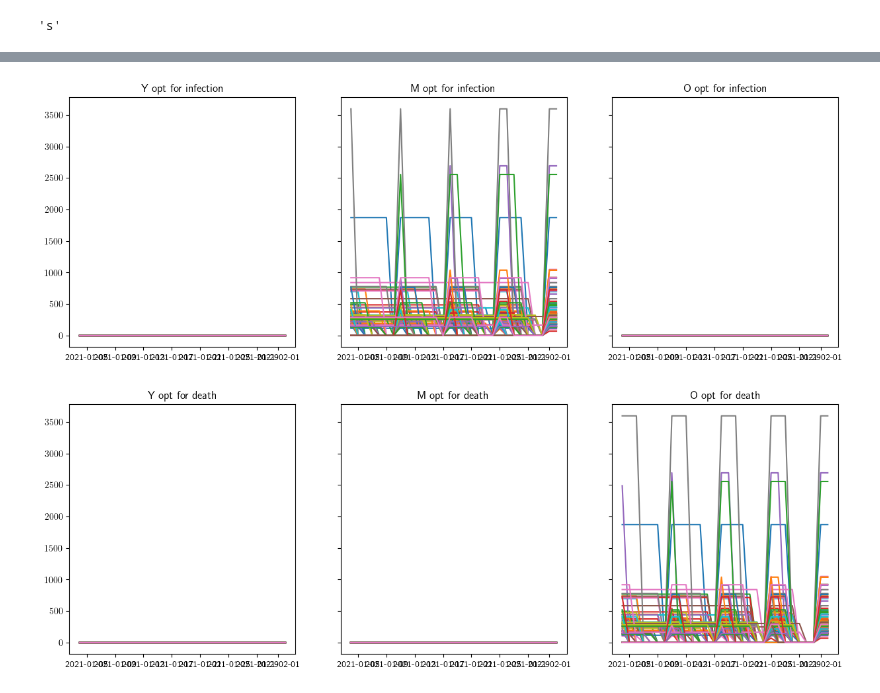
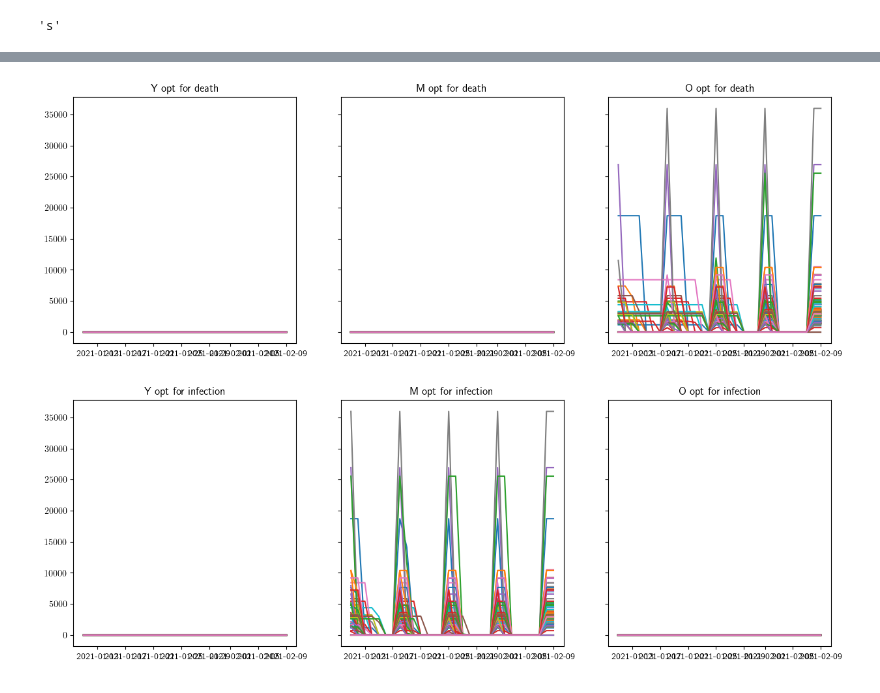
Before and after one commit to jcblemai/COVID-19_italy-vaccination-oc, a Jupyter notebook: analysis_opt-newFIG-AG.ipynb, the cells around one changed output, grey strips where cells are left out. Cells and saved outputs as stored; diff of their text form; code cells hidden in the pictures.

```diff
--- a/analysis_opt-newFIG-AG.ipynb
+++ b/analysis_opt-newFIG-AG.ipynb
@@ -8,7 +8,7 @@ import numpy as np
 import pandas as pd
 import networkx
 from ItalySetup import ItalySetup
-from covidOCP import COVIDVaccinationOCP, COVIDParametersOCP
+from covidOCP import COVIDAgeStructuredOCP, COVIDParametersOCP
 from main import pick_scenario, build_scenario
 import seaborn as sns
 import datetime
@@ -18,16 +18,22 @@ import networkx
 
 mpl.rc('text', usetex=True)
 mpl.rc('font', size=16)
-mpl.rc('legend', fontsize=14)
+mpl.rc('legend', fontsize=16)
 
 nx = 9
 states_names = ['S', 'E', 'P', 'I', 'A', 'Q', 'H', 'R', 'V']
 
+ages_names = ['Y', 'M', 'O']
+nc = 3
+
 when = 'future'
 file_prefix = f'week'
+n_int_steps=15
+
+objs = ['death','infection']
 
 nnodes = 107  # nodes
-ndays = 90
+ndays = 30
 
 setup = ItalySetup(nnodes, ndays, when)
 M = setup.nnodes
@@ -43 +46,6 @@ files_n = {'AG':  'helvetios-runs/2021-02-10-107_30_AG_infection/ag-L-r1-t125000
+# %%
+files_n = {'AG-death':  'helvetios-runs/2021-02-19-107_30_AG_death/ag-U-r15-t479700-id6-death-opt-107_30.csv',
+           'NO':  'helvetios-runs/2021-02-19-107_30/week-U-r15-t479700-id6-opt-107_30.csv'}
+baseline_fn = 'helvetios-runs/2021-02-19-107_30/week-U-r15-t479700-id6-int-107_30-nc.csv'
+files_n['AG-infection'] = files_n['AG-death'].replace('death', 'infection')
 # %%
@@ -74,6 +82,7 @@ for scn, fn in files_n.items():
         new_inf_bl = blp[ blp['comp']=='yell']['value'].sum()
 
         res.loc[i, 'total_vacc'] = total_vacc
+        res.loc[i, 'total_vacc_pop'] = total_vacc/setup.pop_node[i]
         res.loc[i, 'Send'] =       Send
         res.loc[i, 'Sstart'] =       Sstart
         res.loc[i, 'ndays_vacc'] = ndays_vacc
@@ -81,6 +90,7 @@ for scn, fn in files_n.items():
         res.loc[i, 'new_inf'] =    new_inf
         res.loc[i, 'new_inf_bl'] =    new_inf_bl
         res.loc[i, 'averted'] = new_inf_bl - new_inf
+        res.loc[i, 'averted_pop'] = (new_inf_bl - new_inf)/setup.pop_node[i]
         res.loc[i, 'Send_pop'] = Send/setup.pop_node[i]
         res.loc[i, 'population'] = setup.pop_node[i] # overwrite
 
@@ -92,31 +199,31 @@ md = pd.read_csv(files_n['AG'], index_col= 'date', parse_dates=True)
 # %%
 md = pd.read_csv(files_n['AG'], index_col= 'date', parse_dates=True)
 mdv = md[(md['comp']=='vacc')]
 cat = ['Y', 'M', 'O']
 
 fig, axes = plt.subplots(1,3, figsize=(15,5), dpi = 100, sharey=True)
 
 
 
 for i, ct in enumerate(cat):
     axes[i].plot(mdv[mdv['cat']==ct].pivot(values = 'value', columns=['placeID']))  # axes[i].set_ylim(0, 50000)
-    axes[i].set_title(ct+' opt for infection')
+    axes[i].set_title(ct+' opt for death')
     #axes[i].set_ylim(0, 50000)
 
-md = pd.read_csv('helvetios-runs/2021-02-10-107_30_AG_death/ag-L-r1-t125000-id1-death-opt107.csv', index_col= 'date', parse_dates=True)
+md = pd.read_csv(files_n['AG'].replace('death','infection'), index_col= 'date', parse_dates=True)
 mdv = md[(md['comp']=='vacc')]
 cat = ['Y', 'M', 'O']
 
 fig, axes = plt.subplots(1,3, figsize=(15,5), dpi = 100, sharey=True)
 
 
 
 for i, ct in enumerate(cat):
     axes[i].plot(mdv[mdv['cat']==ct].pivot(values = 'value', columns=['placeID']))
-    axes[i].set_title(ct +' opt for death')
+    axes[i].set_title(ct +' opt for infection')
 # %% [output]
-[figure, old version]
+[figure, new version]
-[figure, old version]
+[figure, new version]
 # %%
 fig, axes = plt.subplots(1,2, figsize=(10,5), dpi = 100)
 
```
Also changed, not shown: parts of 33 cells of this notebook, 7 other files.
